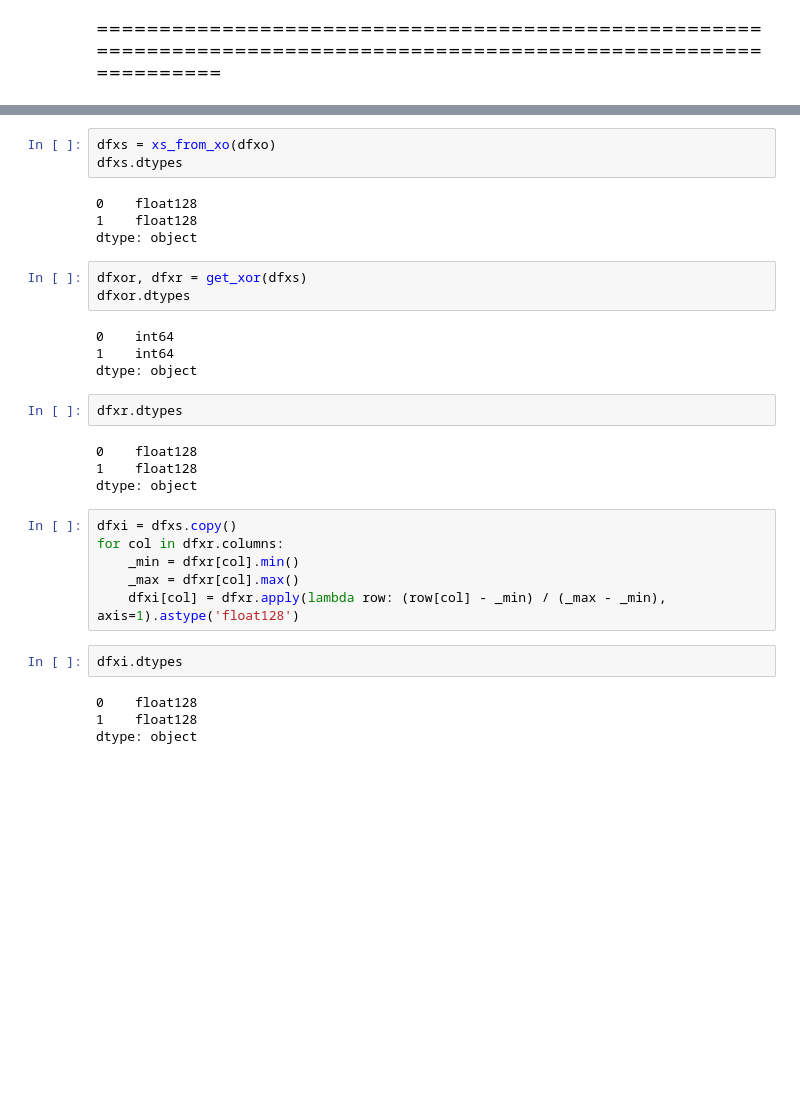
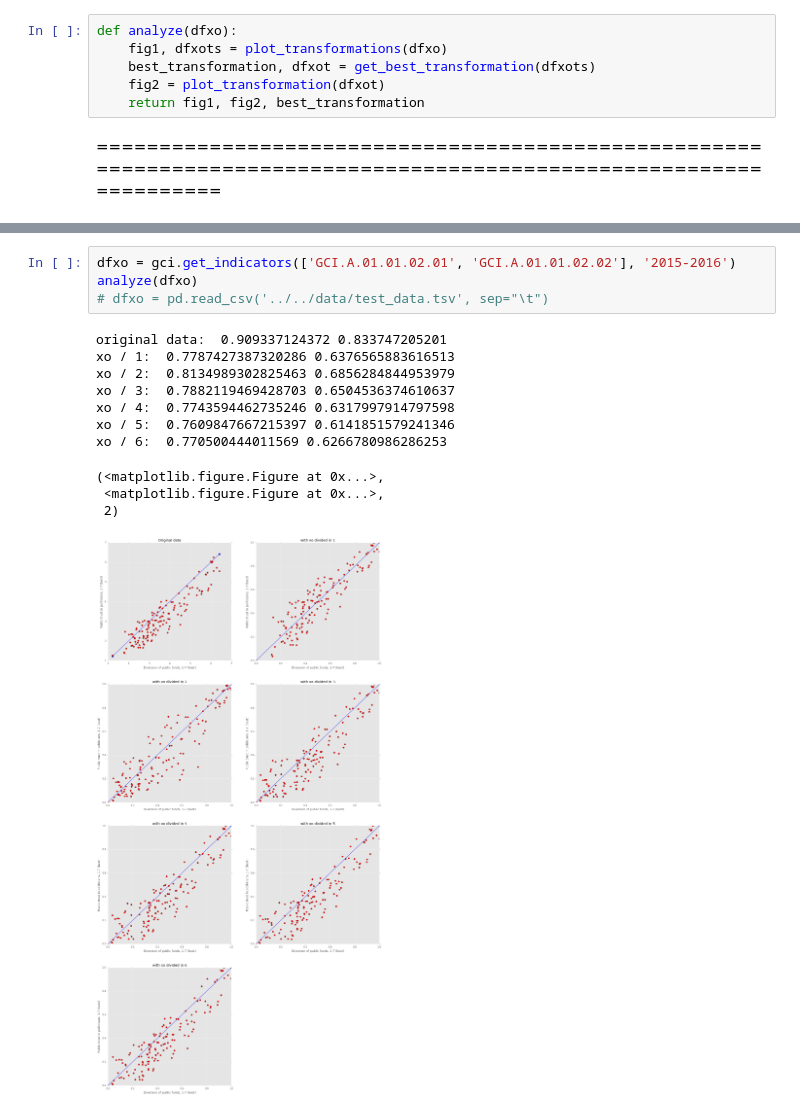
Before and after one commit to docBase/macg, a Jupyter notebook: src/macg/macg.ipynb, the cells around one changed output, grey strips where cells are left out. Saved outputs shown, nothing was run; the diff lists cells and outputs as text; blank space fills up the shorter version.

```diff
--- a/src/macg/macg.ipynb
+++ b/src/macg/macg.ipynb
@@ -233,5 +235,11 @@ def plot_transformation(dfxot):
     sp24.set_xlabel(dfxo.iloc[0].index[1])
     sp24.set_ylabel(dfxo.iloc[0].index[0])
     return fig2
+# %%
+def analyze(dfxo):
+    fig1, dfxots = plot_transformations(dfxo)
+    best_transformation, dfxot = get_best_transformation(dfxots)
+    fig2 = plot_transformation(dfxot)
+    return fig1, fig2, best_transformation
 # %% [markdown]
 ====================================================================================================================
@@ -263,32 +284,16 @@ fig2 = plot_transformation(dfxot)
-# %%
-dfxs = xs_from_xo(dfxo)
-dfxs.dtypes
-# %% [output]
-0    float128
-1    float128
-dtype: object
-# %%
-dfxor, dfxr = get_xor(dfxs)
-dfxor.dtypes
-# %% [output]
-0    int64
-1    int64
-dtype: object
-# %%
-dfxr.dtypes
-# %% [output]
-0    float128
-1    float128
-dtype: object
-# %%
-dfxi = dfxs.copy()
-for col in dfxr.columns:
-    _min = dfxr[col].min()
-    _max = dfxr[col].max()
-    dfxi[col] = dfxr.apply(lambda row: (row[col] - _min) / (_max - _min), axis=1).astype('float128')
-# %%
-dfxi.dtypes
-# %% [output]
-0    float128
-1    float128
-dtype: object
+# %%
+dfxo = gci.get_indicators(['GCI.A.01.01.02.01', 'GCI.A.01.01.02.02'], '2015-2016')
+analyze(dfxo)
+# dfxo = pd.read_csv('../../data/test_data.tsv', sep="\t")
+# %% [output]
+original data:  0.909337124372 0.833747205201
+xo / 1:  0.7787427387320286 0.6376565883616513
+xo / 2:  0.8134989302825463 0.6856284844953979
+xo / 3:  0.7882119469428703 0.6504536374610637
+xo / 4:  0.7743594462735246 0.6317997914797598
+xo / 5:  0.7609847667215397 0.6141851579241346
+xo / 6:  0.770500444011569 0.6266780986286253
+(<matplotlib.figure.Figure at 0x...>,
+ <matplotlib.figure.Figure at 0x...>,
+ 2)
+[figure, added]
```
Also changed, not shown: parts of 9 cells of this notebook, 2 other files.
